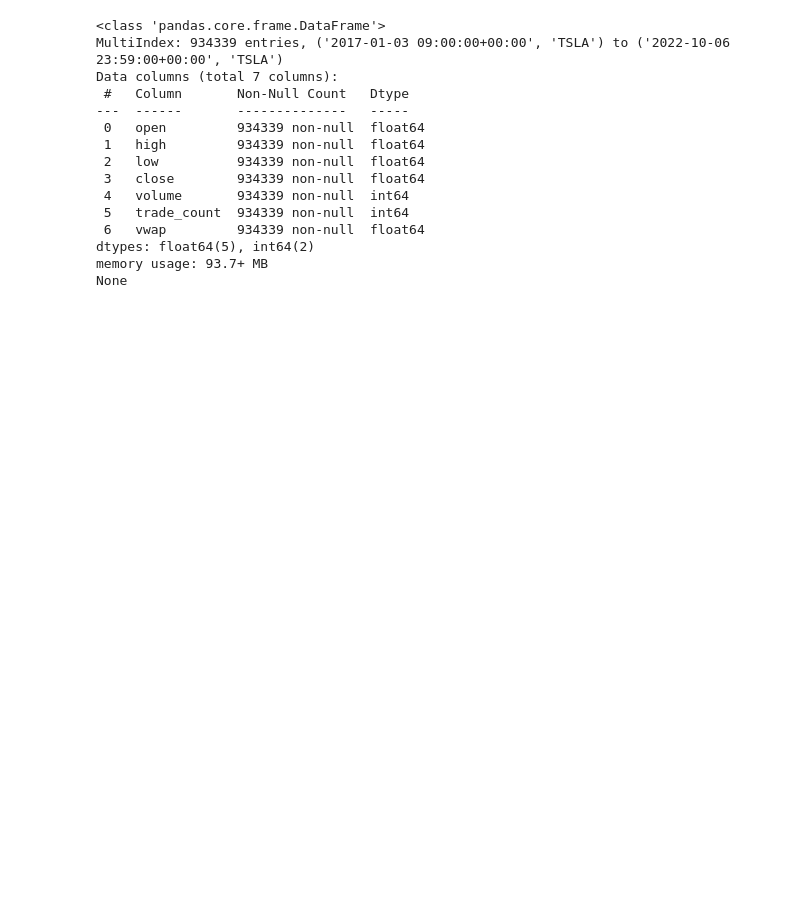
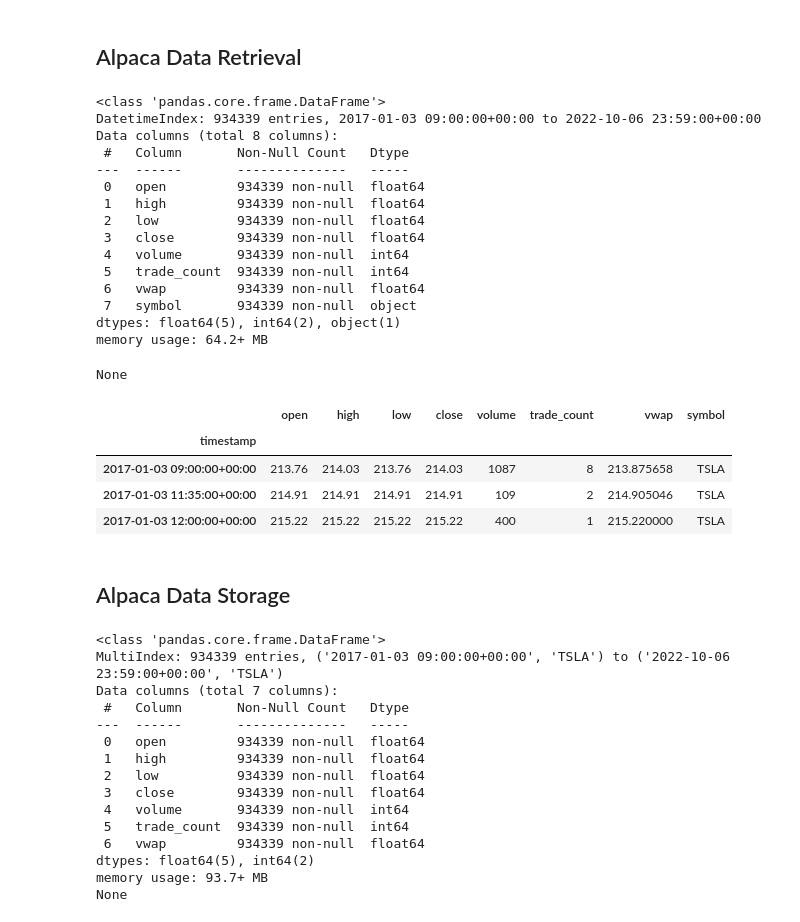
Before and after one commit to charbelnehme/tesla-stock-bot, a Jupyter notebook: create_dataset.IPYNB, the cells around one changed output. Drawn from its saved outputs; the diff is of its cells as text; code cells hidden in the pictures; blank space fills up the shorter version.

```diff
--- a/create_dataset.IPYNB
+++ b/create_dataset.IPYNB
@@ -21,0 +31,53 @@ DATA_STORE = Path('../data/assets.h5')
+# %% [markdown]
+## Alpaca Data Retrieval
+# %%
+load_dotenv()                                                               # Load .env enviroment variables
+alpaca_api_key = os.getenv("ALPACA_API_KEY")                                # Set Alpaca API key from .env
+alpaca_secret_key = os.getenv("ALPACA_SECRET_KEY")                          # Set Alpaca API secret from .env
+api = tradeapi.REST(alpaca_api_key, alpaca_secret_key, api_version='v2')    # Create Alpaca Trade API client
+# %%
+## Set timeframe to "1Min"
+timeframe = "1Min"
+
+# Format current date as ISO format
+start_date = pd.Timestamp("2017-01-01", tz="America/New_York").isoformat()
+end_date = pd.Timestamp("2022-10-07", tz="America/New_York").isoformat()
+
+# Set the stock tickers
+tickers = ["TSLA"]
+
+# Retrieve Tesla stock data via Alpaca
+df = api.get_bars(
+    tickers,
+    timeframe,
+    start = start_date,
+    end = end_date,
+).df
+
+# Display dataframe info
+display(df.info())
+
+# Preview dataframe
+display(df.head(3))
+# %% [output]
+<class 'pandas.core.frame.DataFrame'>
+DatetimeIndex: 934339 entries, 2017-01-03 09:00:00+00:00 to 2022-10-06 23:59:00+00:00
+Data columns (total 8 columns):
+ #   Column       Non-Null Count   Dtype
+---  ------       --------------   -----
+ 0   open         934339 non-null  float64
+ 1   high         934339 non-null  float64
+ 2   low          934339 non-null  float64
+ 3   close        934339 non-null  float64
+ 4   volume       934339 non-null  int64
+ 5   trade_count  934339 non-null  int64
+ 6   vwap         934339 non-null  float64
+ 7   symbol       934339 non-null  object
+dtypes: float64(5), int64(2), object(1)
+memory usage: 64.2+ MB
+None
+|  | open | high | low | close | volume | trade_count | vwap | symbol |
+| timestamp |  |  |  |  |  |  |  |  |
+| 2017-01-03 09:00:00+00:00 | 213.76 | 214.03 | 213.76 | 214.03 | 1087 | 8 | 213.875658 | TSLA |
+| 2017-01-03 11:35:00+00:00 | 214.91 | 214.91 | 214.91 | 214.91 | 109 | 2 | 214.905046 | TSLA |
+| 2017-01-03 12:00:00+00:00 | 215.22 | 215.22 | 215.22 | 215.22 | 400 | 1 | 215.220000 | TSLA |
@@ -22,2 +87,4 @@ DATA_STORE = Path('../data/assets.h5')
+# %% [markdown]
+## Alpaca Data Storage
 # %%
 # Tesla price data via ALpaca API
```
Also changed, not shown: parts of 26 cells of this notebook, 16 other files.
